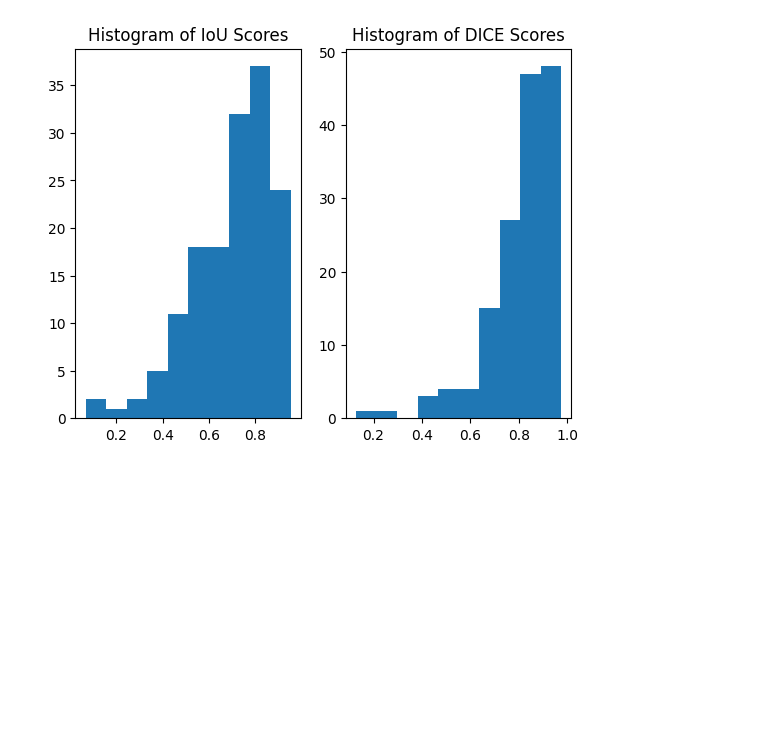
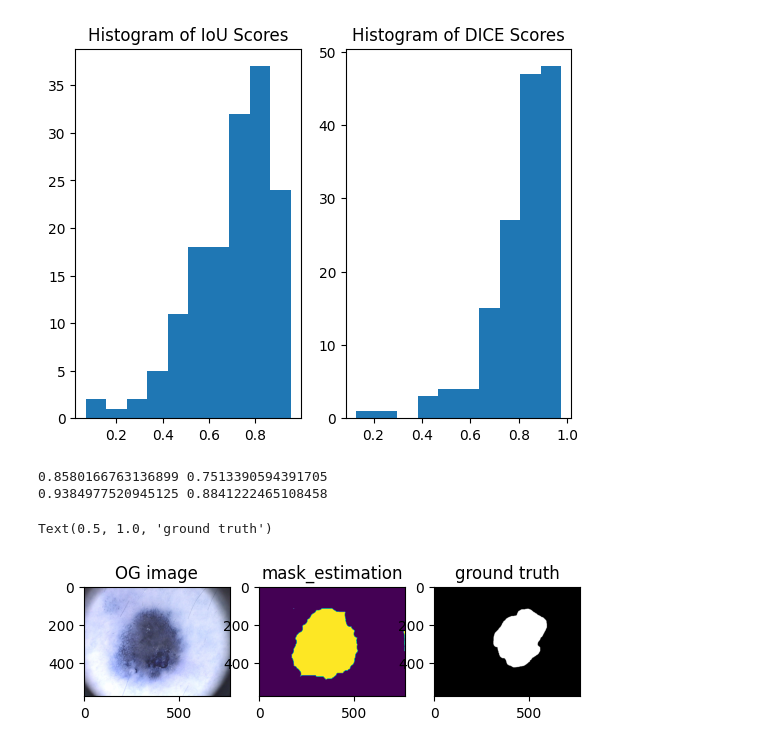
Before and after one commit to Rapuris/Medical-Image-Analysis-Spring-2024, a Jupyter notebook: skin.ipynb, the cells around one changed output. Saved outputs shown, nothing was run; the diff lists cells and outputs as text; code cells hidden in the pictures; blank space fills up the shorter version.

```diff
--- a/skin.ipynb
+++ b/skin.ipynb
@@ -217,3 +217,24 @@ plt.title("Histogram of DICE Scores")
 # %% [output]
 Text(0.5, 1.0, 'Histogram of DICE Scores')
 [figure]
+# %%
+print(dice[4], iou[4])
+print(dice[121], iou[121])
+mask = mask_segmentation(images[121], disp = False)
+plt.figure()
+plt.subplot(131)
+plt.imshow(images[121])
+plt.title("OG image")
+
+plt.subplot(132)
+plt.imshow(mask)
+plt.title("mask_estimation")
+
+plt.subplot(133)
+plt.imshow(masks[1])
+plt.title("ground truth")
+# %% [output]
+0.8580166763136899 0.7513390594391705
+0.9384977520945125 0.8841222465108458
+Text(0.5, 1.0, 'ground truth')
+[figure, added]
```
